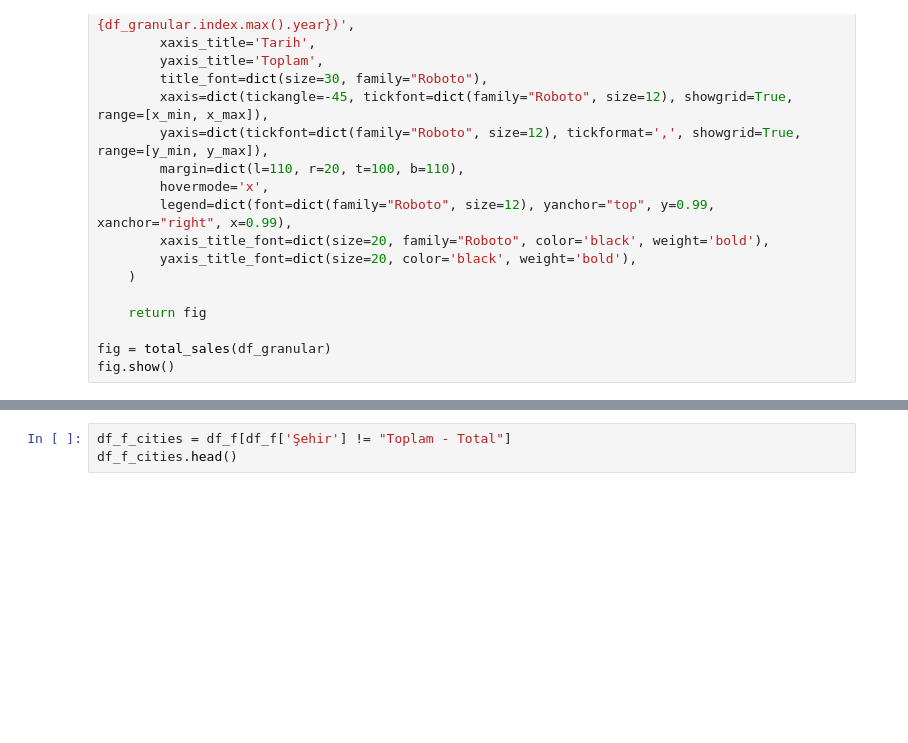
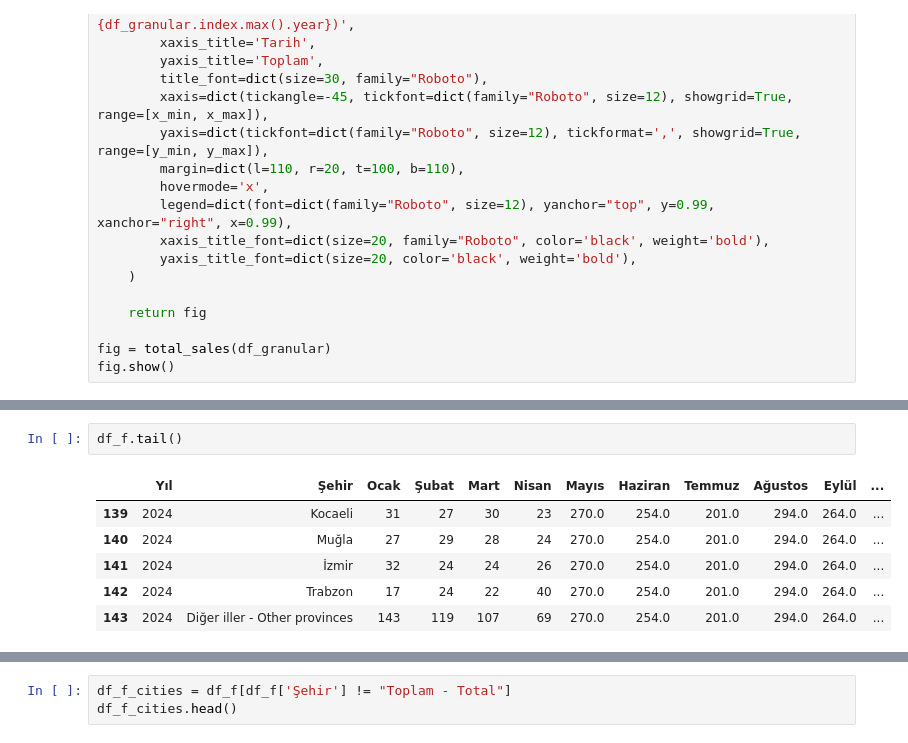
Before and after one commit to Zakerous76/analythings-viz-2-fastAPI-integration, a Jupyter notebook: fastAPI-tutorials/developement.ipynb, the cells around one changed output, grey strips where cells are left out. Drawn from its saved outputs; the diff is of its cells as text; blank space fills up the shorter version.

```diff
--- a/fastAPI-tutorials/developement.ipynb
+++ b/fastAPI-tutorials/developement.ipynb
@@ -189 +190,10 @@ df_f.head(19)
+# %%
+df_f.tail()
+# %% [output]
+|  | Yıl | Şehir | Ocak | Şubat | Mart | Nisan | Mayıs | Haziran | Temmuz | Ağustos | Eylül | ... |
+| 139 | 2024 | Kocaeli | 31 | 27 | 30 | 23 | 270.0 | 254.0 | 201.0 | 294.0 | 264.0 | ... |
+| 140 | 2024 | Muğla | 27 | 29 | 28 | 24 | 270.0 | 254.0 | 201.0 | 294.0 | 264.0 | ... |
+| 141 | 2024 | İzmir | 32 | 24 | 24 | 26 | 270.0 | 254.0 | 201.0 | 294.0 | 264.0 | ... |
+| 142 | 2024 | Trabzon | 17 | 24 | 22 | 40 | 270.0 | 254.0 | 201.0 | 294.0 | 264.0 | ... |
+| 143 | 2024 | Diğer iller - Other provinces | 143 | 119 | 107 | 69 | 270.0 | 254.0 | 201.0 | 294.0 | 264.0 | ... |
 # %%
```
Also changed, not shown: parts of 9 cells of this notebook, 3 other files.
